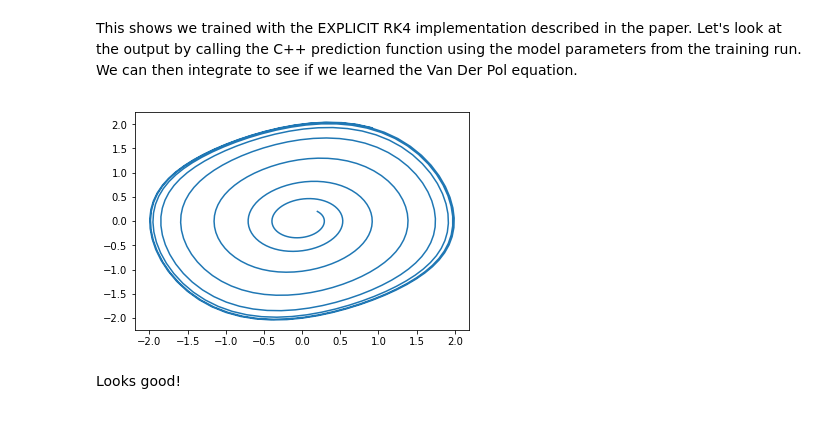
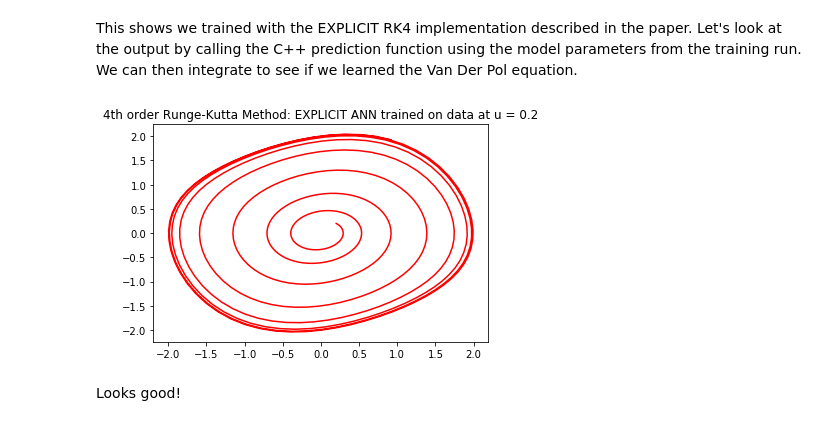
Before and after one commit to rmfarber/farbopt, a Jupyter notebook: examples/RungaKutta/vanderpol.ipynb, the cells around one changed output. Drawn from its saved outputs; the diff is of its cells as text; code cells hidden in the pictures.

```diff
--- a/examples/RungaKutta/vanderpol.ipynb
+++ b/examples/RungaKutta/vanderpol.ipynb
@@ -160,34 +159,41 @@ Using NLOPT_LD_LBFGS
 # %% [markdown]
 This shows we trained with the EXPLICIT RK4 implementation described in the paper. Let's look at the output by calling the C++ prediction function using the model parameters from the training run. We can then integrate to see if we learned the Van Der Pol equation.
 # %%
+# Import plotting routines
+from pylab import *
+import numpy as np
+import struct
 from farbopt import PyPredFcn
 
 from scipy.integrate import odeint
 
 #Settings used in https://arxiv.org/pdf/comp-gas/9305001.pdf
 nSamples=500
 #mu = 1
 #delta = 4.0
 #omega = 1.0
 
-#mu = 0.2
-#delta = 1.0
-#omega = 1.0
+mu = 0.2
+delta = 1.0
+omega = 1.0
 
 def van_der_pol_oscillator_deriv(x, t):
     nx0 = x[1]
     nx1 = -mu * (x[0] ** 2.0 - delta) * x[1] - omega * x[0]
     res = np.array([nx0, nx1])
     return res
 
 ts = np.linspace(0.0, 50.0, nSamples)
 
 xs = odeint(van_der_pol_oscillator_deriv, [0.2, 0.2], ts)
-plt.plot(xs[:,0], xs[:,1])
+
+title('4th order Runge-Kutta Method: EXPLICIT ANN trained on data at u = ' + str(mu)) # set plot title
+
+plt.plot(xs[:,0], xs[:,1],'r')
 #plt.gca().set_aspect('equal')
 #plt.savefig('vanderpol_oscillator.png')
 plt.show()
 # %% [output]
-[figure, old version]
+[figure, new version]
 # %% [markdown]
 Looks good!
```
Also changed, not shown: parts of 4 cells of this notebook.
